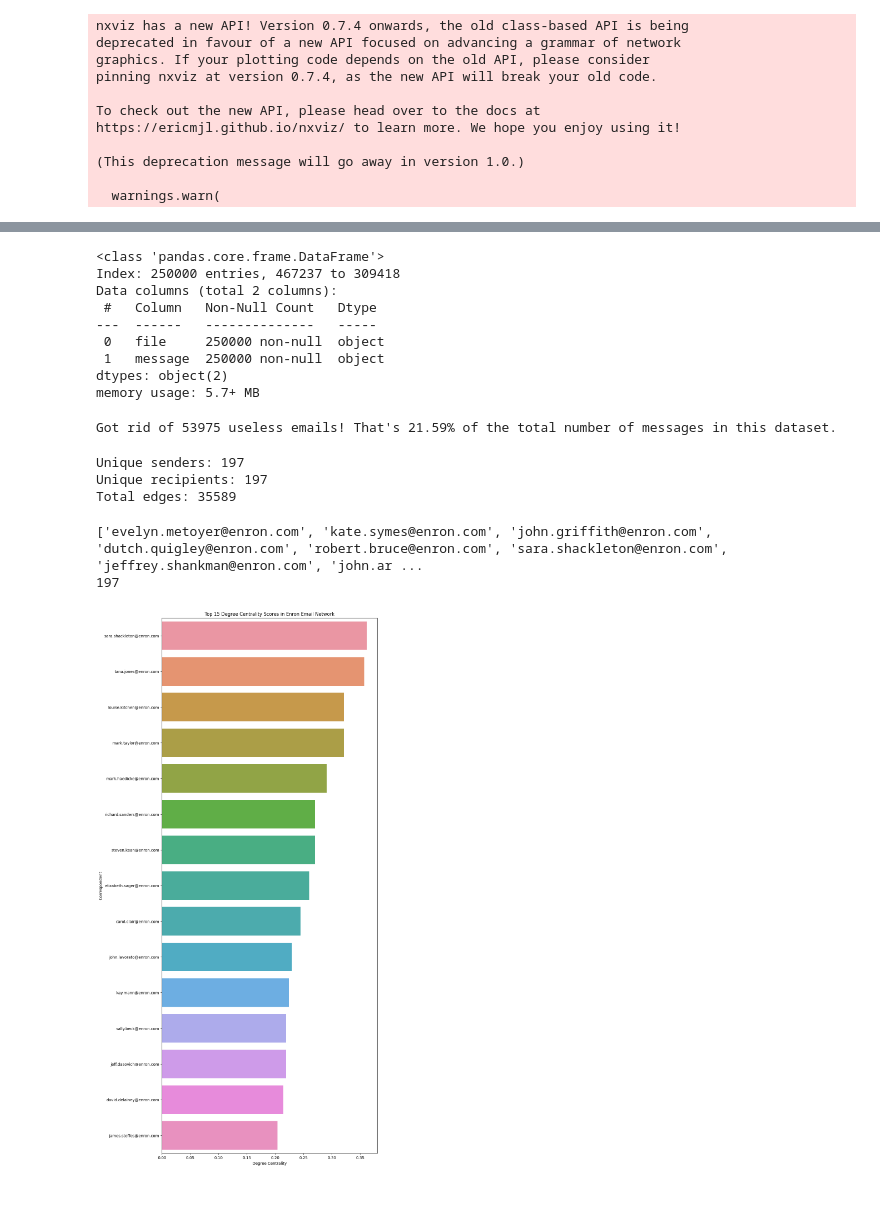
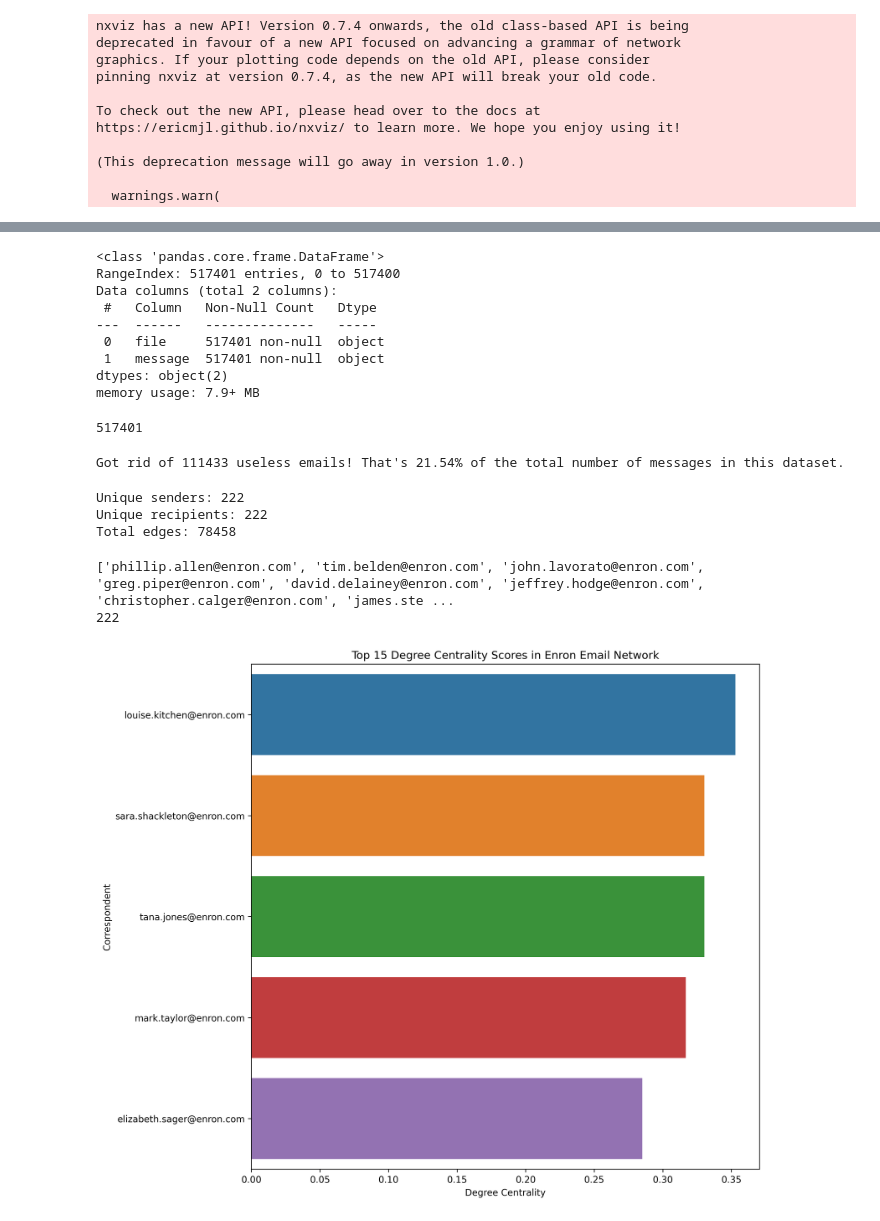
Before and after one commit to Cwarburg/Enron-network-analysis, a Jupyter notebook: network.ipynb, the cells around one changed output, grey strips where cells are left out. Saved outputs shown, nothing was run; the diff lists cells and outputs as text; code cells hidden in the pictures.

```diff
--- a/network.ipynb
+++ b/network.ipynb
@@ -45,19 +56,21 @@ Since the dataset is so big, we were forced to take a random subset of the datas
 pd.options.mode.chained_assignment = None
 
 data = pd.read_csv('../emails.csv')
-data = data.sample(n=250000, random_state=7)  # Using random_state for reproducibility
+
 
 data.info()
+len(data)
 # %% [output]
 <class 'pandas.core.frame.DataFrame'>
-Index: 250000 entries, 467237 to 309418
+RangeIndex: 517401 entries, 0 to 517400
 Data columns (total 2 columns):
  #   Column   Non-Null Count   Dtype
 ---  ------   --------------   -----
- 0   file     250000 non-null  object
- 1   message  250000 non-null  object
+ 0   file     517401 non-null  object
+ 1   message  517401 non-null  object
 dtypes: object(2)
-memory usage: 5.7+ MB
+memory usage: 7.9+ MB
+517401
 # %%
 def get_text(Series, row_num_slicer):
     """returns a Series with text sliced from a list split from each message. Row_num_slicer
@@ -117,7 +130,7 @@ for i, v in enumerate(headers):
 data = data.reset_index()
 print("Got rid of {} useless emails! That's {}% of the total number of messages in this dataset.".format(x - len(data.index), np.round(((x - len(data.index)) / x) * 100, decimals=2)))
 # %% [output]
-Got rid of 53975 useless emails! That's 21.59% of the total number of messages in this dataset.
+Got rid of 111433 useless emails! That's 21.54% of the total number of messages in this dataset.
 # %%
 import re
 
@@ -202,8 +215,8 @@ data = data[['date','sender','recipient1','subject','text']] \
 send_counts = data['sender'].value_counts()
 recv_counts = data['recipient1'].value_counts()
 
-active_senders   = set(send_counts[send_counts   > 50].index)
-active_receivers = set(recv_counts[recv_counts   > 50].index)
+active_senders   = set(send_counts[send_counts   > 100].index)
+active_receivers = set(recv_counts[recv_counts   > 100].index)
 
 # 1) Only keep edges where BOTH endpoints are active
 active_both = active_senders & active_receivers
@@ -217,9 +230,9 @@ print("Unique senders:", edges['sender'].nunique())
 print("Unique recipients:", edges['recipient1'].nunique())
 print("Total edges:", len(edges))
 # %% [output]
-Unique senders: 197
-Unique recipients: 197
-Total edges: 35589
+Unique senders: 222
+Unique recipients: 222
+Total edges: 78458
 # %%
 G = nx.from_pandas_edgelist(edges, 'sender', 'recipient1', edge_attr=['date', 'subject'])
 
@@ -231,38 +244,39 @@ for key, value in cent.items():
     name.append(key)
     centrality.append(value)
 
 cent = pd.DataFrame()
 cent['name'] = name
 cent['centrality'] = centrality
 cent = cent.sort_values(by='centrality', ascending=False)
 
-plt.figure(figsize=(10, 25))
-_ = sns.barplot(x='centrality', y='name', data=cent[:15], orient='h')
+plt.figure(figsize=(10, 10), dpi=300)
+_ = sns.barplot(x='centrality', y='name', data=cent[:5], orient='h')
 _ = plt.xlabel('Degree Centrality')
 _ = plt.ylabel('Correspondent')
 _ = plt.title('Top 15 Degree Centrality Scores in Enron Email Network')
 print(G.nodes())
 print(len(G.nodes()))
 plt.savefig('images/centrality.png')
+plt.show()
 
 
 
 sent_counts = data.groupby('sender').size().rename('sent_count')
 
 # 2. Count number of emails received per person
 recv_counts = data.groupby('recipient1').size().rename('recv_count')
 
 # 3. Merge those two counts into one table
 counts = pd.concat([sent_counts, recv_counts], axis=1).fillna(0).astype(int)
 
 # 4. Select only those with ≥50 sent AND ≥50 received
 
 
 # 5. Filter your node list
 # %% [output]
-['evelyn.metoyer@enron.com', 'kate.symes@enron.com', 'john.griffith@enron.com', 'dutch.quigley@enron.com', 'robert.bruce@enron.com', 'sara.shackleton@enron.com', 'jeffrey.shankman@enron.com', 'john.ar ...
-197
+['phillip.allen@enron.com', 'tim.belden@enron.com', 'john.lavorato@enron.com', 'greg.piper@enron.com', 'david.delainey@enron.com', 'jeffrey.hodge@enron.com', 'christopher.calger@enron.com', 'james.ste ...
+222
-[figure, old version]
+[figure, new version]
 # %%
 between = nx.betweenness_centrality(G)
 name = []
```
Also changed, not shown: parts of 9 cells of this notebook, 6 other files.
